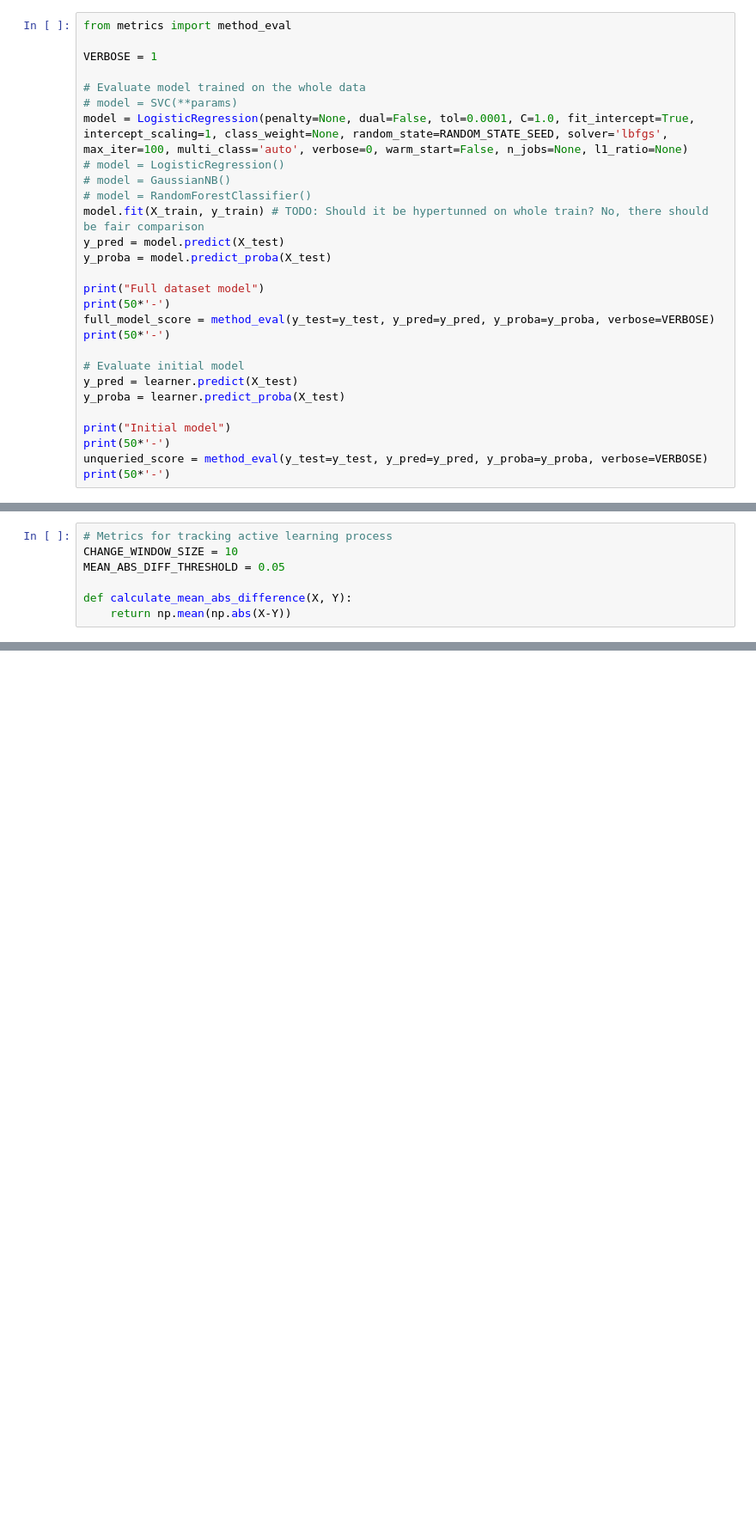
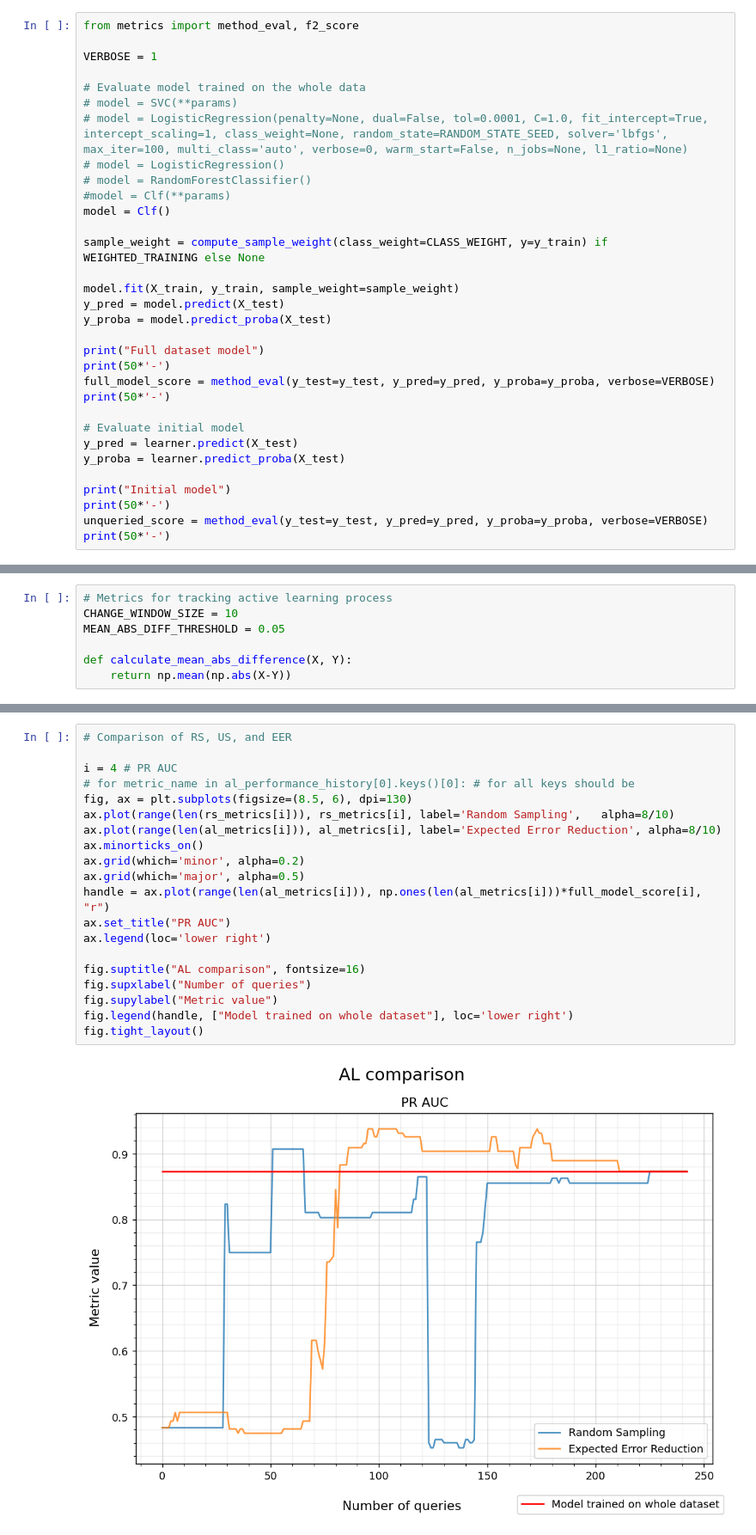
Before and after one commit to Wojtek-Rokicki/active-learning-analysis, a Jupyter notebook: code/test_env_al_methods.ipynb, the cells around one changed output, grey strips where cells are left out. Shown at 86% size. Cells and saved outputs as stored; diff of their text form; blank space fills up the shorter version.

```diff
--- a/code/test_env_al_methods.ipynb
+++ b/code/test_env_al_methods.ipynb
@@ -345,17 +374,21 @@ learner = ActiveLearner(estimator=logistic_regressor, query_strategy=fisher_info
 # %%
 # 6. Density-weighted methods
 # %%
-from metrics import method_eval
+from metrics import method_eval, f2_score
 
 VERBOSE = 1
 
 # Evaluate model trained on the whole data
 # model = SVC(**params)
-model = LogisticRegression(penalty=None, dual=False, tol=0.0001, C=1.0, fit_intercept=True, intercept_scaling=1, class_weight=None, random_state=RANDOM_STATE_SEED, solver='lbfgs', max_iter=100, multi_class='auto', verbose=0, warm_start=False, n_jobs=None, l1_ratio=None)
+# model = LogisticRegression(penalty=None, dual=False, tol=0.0001, C=1.0, fit_intercept=True, intercept_scaling=1, class_weight=None, random_state=RANDOM_STATE_SEED, solver='lbfgs', max_iter=100, multi_class='auto', verbose=0, warm_start=False, n_jobs=None, l1_ratio=None)
 # model = LogisticRegression()
-# model = GaussianNB()
 # model = RandomForestClassifier()
-model.fit(X_train, y_train) # TODO: Should it be hypertunned on whole train? No, there should be fair comparison
+#model = Clf(**params)
+model = Clf()
+
+sample_weight = compute_sample_weight(class_weight=CLASS_WEIGHT, y=y_train) if WEIGHTED_TRAINING else None
+
+model.fit(X_train, y_train, sample_weight=sample_weight)
 y_pred = model.predict(X_test)
 y_proba = model.predict_proba(X_test)
 
@@ -549,3 +787,25 @@ plt.show()
+# %%
+# Comparison of RS, US, and EER
+
+i = 4 # PR AUC
+# for metric_name in al_performance_history[0].keys()[0]: # for all keys should be
+fig, ax = plt.subplots(figsize=(8.5, 6), dpi=130)
+ax.plot(range(len(rs_metrics[i])), rs_metrics[i], label='Random Sampling',   alpha=8/10)
+ax.plot(range(len(al_metrics[i])), al_metrics[i], label='Expected Error Reduction', alpha=8/10)
+ax.minorticks_on()
+ax.grid(which='minor', alpha=0.2)
+ax.grid(which='major', alpha=0.5)
+handle = ax.plot(range(len(al_metrics[i])), np.ones(len(al_metrics[i]))*full_model_score[i], "r")
+ax.set_title("PR AUC")
+ax.legend(loc='lower right')
+
+fig.suptitle("AL comparison", fontsize=16)
+fig.supxlabel("Number of queries")
+fig.supylabel("Metric value")
+fig.legend(handle, ["Model trained on whole dataset"], loc='lower right')
+fig.tight_layout()
+# %% [output]
+[figure, added]
 # %%
 # Isolate the data we'll need for plotting.
 predictions = learner.predict(X_raw)
```
Also changed, not shown: parts of 23 cells of this notebook, 28 other files.
